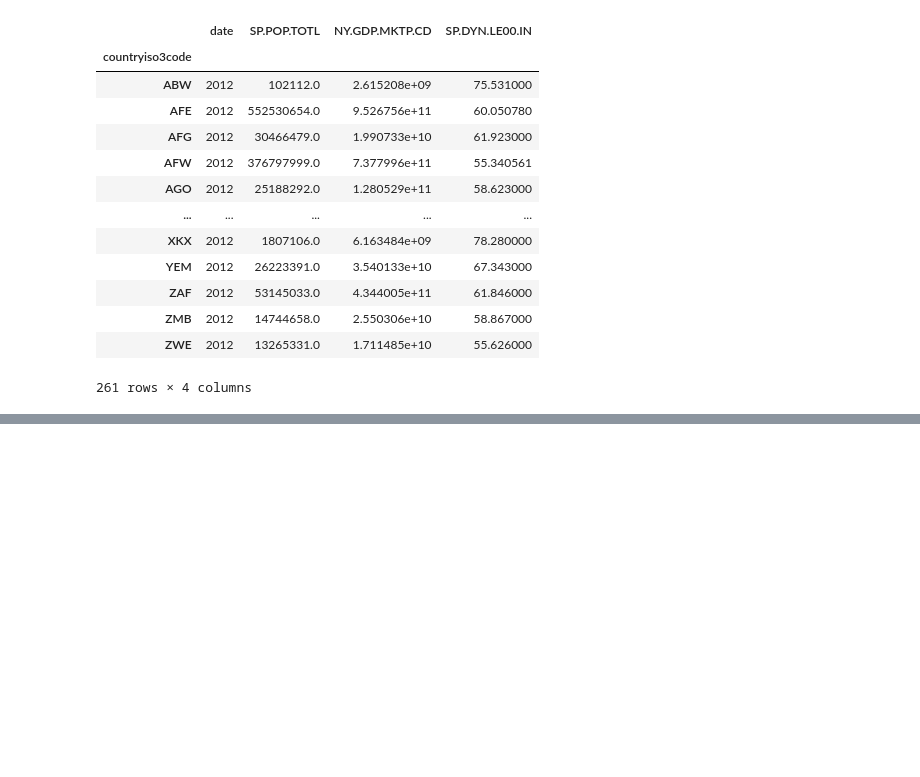
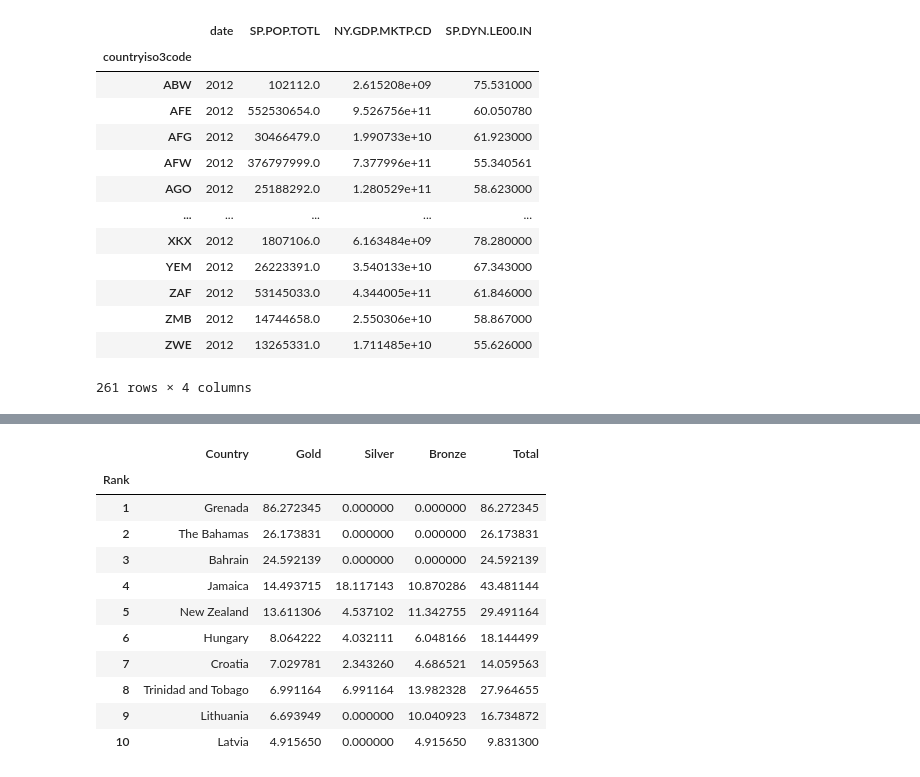
Before and after one commit to 841723/informatica-s7, a Jupyter notebook: mads-tpds/project/project2/project2.ipynb, the cells around one changed output, grey strips where cells are left out. Cells and saved outputs as stored; diff of their text form; code cells hidden in the pictures; blank space fills up the shorter version.

```diff
--- a/mads-tpds/project/project2/project2.ipynb
+++ b/mads-tpds/project/project2/project2.ipynb
@@ -208,0 +201,31 @@ CZE
+# %%
+df_per_10M = df.copy()
+df_per_10M['gold_per_10M'] = df_per_10M['gold'] / df_per_10M['SP.POP.TOTL'] * 10**7
+df_per_10M['silver_per_10M'] = df_per_10M['silver'] / df_per_10M['SP.POP.TOTL'] * 10**7
+df_per_10M['bronze_per_10M'] = df_per_10M['bronze'] / df_per_10M['SP.POP.TOTL'] * 10**7
+df_per_10M['total_per_10M'] = (df_per_10M['gold']+df_per_10M['silver']+df_per_10M['bronze']) / df_per_10M['SP.POP.TOTL'] * 10**7
+
+df_per_10M.sort_values(['gold_per_10M', 'silver_per_10M', 'bronze_per_10M'], ascending=False, inplace=True)
+
+
+df_per_10M = df_per_10M[['country', 'gold_per_10M', 'silver_per_10M', 'bronze_per_10M', 'total_per_10M']]
+df_per_10M.rename(columns={'country':'Country', 'gold_per_10M':'Gold', 'silver_per_10M':'Silver', 'bronze_per_10M':'Bronze', 'total_per_10M':'Total'
+                            }, inplace=True)
+
+df_per_10M['Rank'] = np.arange(1, len(df_per_10M)+1)
+df_per_10M.set_index('Rank', inplace=True)
+
+df_per_10M.head(10)
+# %% [output]
+|  | Country | Gold | Silver | Bronze | Total |
+| Rank |  |  |  |  |  |
+| 1 | Grenada | 86.272345 | 0.000000 | 0.000000 | 86.272345 |
+| 2 | The Bahamas | 26.173831 | 0.000000 | 0.000000 | 26.173831 |
+| 3 | Bahrain | 24.592139 | 0.000000 | 0.000000 | 24.592139 |
+| 4 | Jamaica | 14.493715 | 18.117143 | 10.870286 | 43.481144 |
+| 5 | New Zealand | 13.611306 | 4.537102 | 11.342755 | 29.491164 |
+| 6 | Hungary | 8.064222 | 4.032111 | 6.048166 | 18.144499 |
+| 7 | Croatia | 7.029781 | 2.343260 | 4.686521 | 14.059563 |
+| 8 | Trinidad and Tobago | 6.991164 | 6.991164 | 13.982328 | 27.964655 |
+| 9 | Lithuania | 6.693949 | 0.000000 | 10.040923 | 16.734872 |
+| 10 | Latvia | 4.915650 | 0.000000 | 4.915650 | 9.831300 |
```
Also changed, not shown: parts of 6 cells of this notebook.
